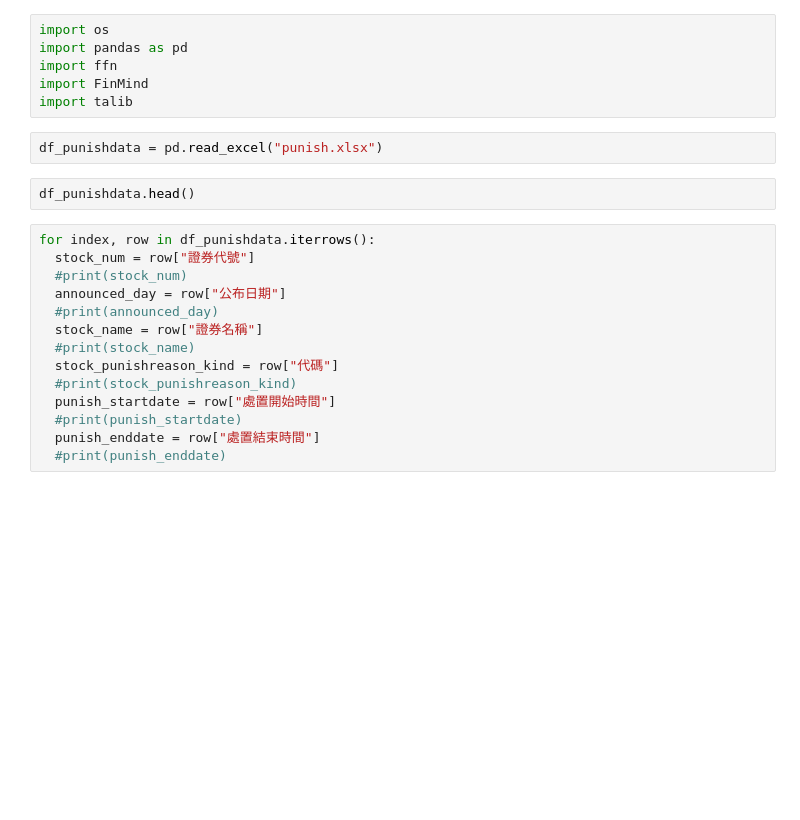
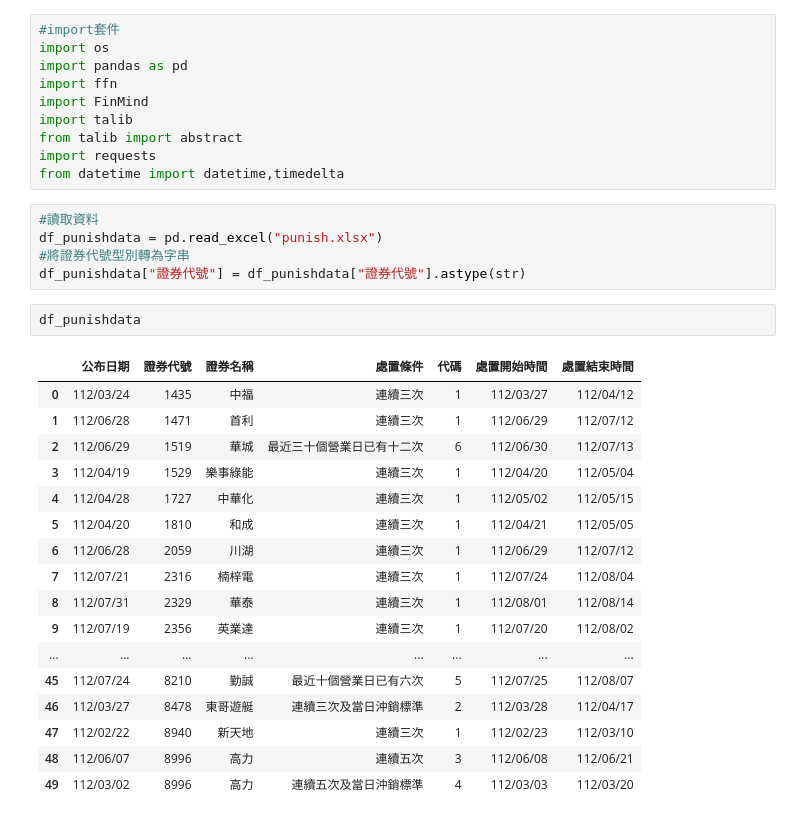
Before and after one commit to JayChaoNTPUACC/Early-Warning-For-Stocks-With-Abnormal-Trading-Conditions-Based-On-Generative-Adversarial-Networks, a Jupyter notebook: GetData/getdata.ipynb, the cells around one changed output. Cells and saved outputs as stored; diff of their text form; blank space fills up the shorter version.

```diff
--- a/GetData/getdata.ipynb
+++ b/GetData/getdata.ipynb
@@ -12,24 +31,35 @@ ext = '0.4.0-oneiric1_amd64.deb -qO'
 # %%
+#import套件
 import os
 import pandas as pd
 import ffn
 import FinMind
 import talib
+from talib import abstract
+import requests
+from datetime import datetime,timedelta
-# %%
-df_punishdata = pd.read_excel("punish.xlsx")
+# %%
+#讀取資料
+df_punishdata = pd.read_excel("punish.xlsx")
+#將證券代號型別轉為字串
+df_punishdata["證券代號"] = df_punishdata["證券代號"].astype(str)
 # %%
-df_punishdata.head()
+df_punishdata
+# %% [output]
+|  | 公布日期 | 證券代號 | 證券名稱 | 處置條件 | 代碼 | 處置開始時間 | 處置結束時間 |
+| 0 | 112/03/24 | 1435 | 中福 | 連續三次 | 1 | 112/03/27 | 112/04/12 |
+| 1 | 112/06/28 | 1471 | 首利 | 連續三次 | 1 | 112/06/29 | 112/07/12 |
+| 2 | 112/06/29 | 1519 | 華城 | 最近三十個營業日已有十二次 | 6 | 112/06/30 | 112/07/13 |
+| 3 | 112/04/19 | 1529 | 樂事綠能 | 連續三次 | 1 | 112/04/20 | 112/05/04 |
+| 4 | 112/04/28 | 1727 | 中華化 | 連續三次 | 1 | 112/05/02 | 112/05/15 |
+| 5 | 112/04/20 | 1810 | 和成 | 連續三次 | 1 | 112/04/21 | 112/05/05 |
+| 6 | 112/06/28 | 2059 | 川湖 | 連續三次 | 1 | 112/06/29 | 112/07/12 |
+| 7 | 112/07/21 | 2316 | 楠梓電 | 連續三次 | 1 | 112/07/24 | 112/08/04 |
+| 8 | 112/07/31 | 2329 | 華泰 | 連續三次 | 1 | 112/08/01 | 112/08/14 |
+| 9 | 112/07/19 | 2356 | 英業達 | 連續三次 | 1 | 112/07/20 | 112/08/02 |
+| ... | ... | ... | ... | ... | ... | ... | ... |
+| 45 | 112/07/24 | 8210 | 勤誠 | 最近十個營業日已有六次 | 5 | 112/07/25 | 112/08/07 |
+| 46 | 112/03/27 | 8478 | 東哥遊艇 | 連續三次及當日沖銷標準 | 2 | 112/03/28 | 112/04/17 |
+| 47 | 112/02/22 | 8940 | 新天地 | 連續三次 | 1 | 112/02/23 | 112/03/10 |
+| 48 | 112/06/07 | 8996 | 高力 | 連續五次 | 3 | 112/06/08 | 112/06/21 |
+| 49 | 112/03/02 | 8996 | 高力 | 連續五次及當日沖銷標準 | 4 | 112/03/03 | 112/03/20 |
-# %%
-for index, row in df_punishdata.iterrows():
-  stock_num = row["證券代號"]
-  #print(stock_num)
-  announced_day = row["公布日期"]
-  #print(announced_day)
-  stock_name = row["證券名稱"]
-  #print(stock_name)
-  stock_punishreason_kind = row["代碼"]
-  #print(stock_punishreason_kind)
-  punish_startdate = row["處置開始時間"]
-  #print(punish_startdate)
-  punish_enddate = row["處置結束時間"]
-  #print(punish_enddate)
```
Also changed, not shown: parts of 6 cells of this notebook.
